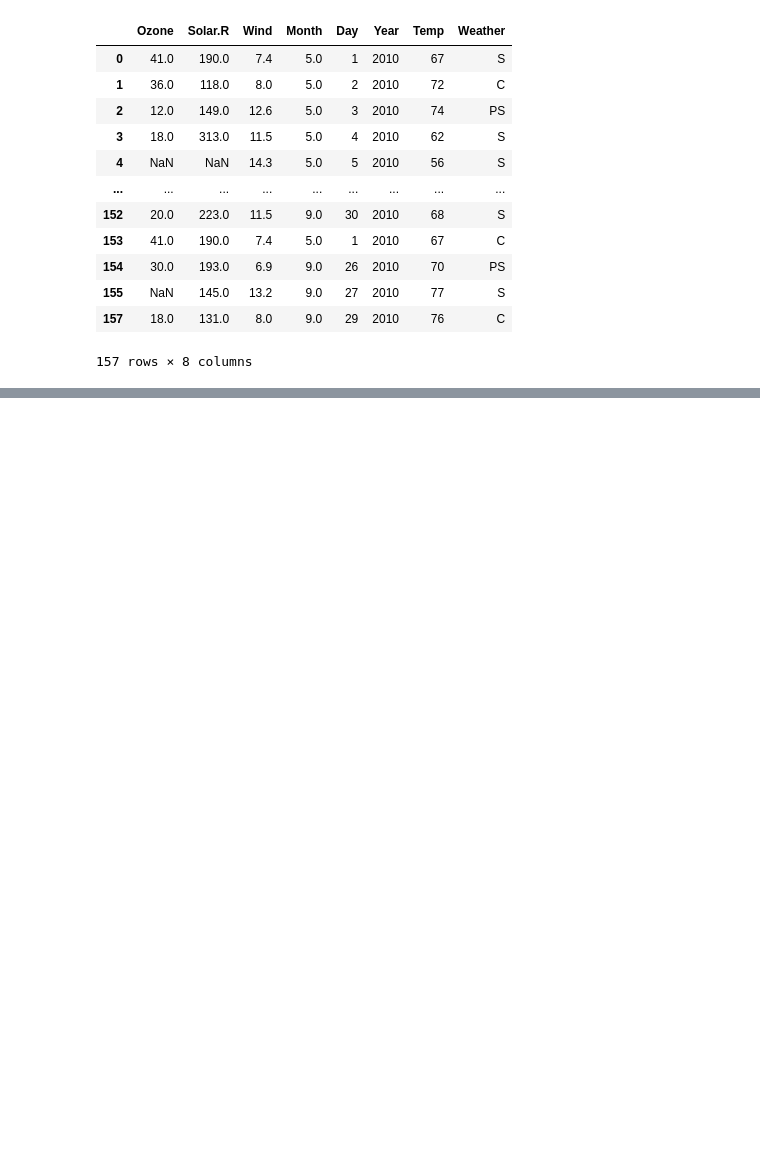
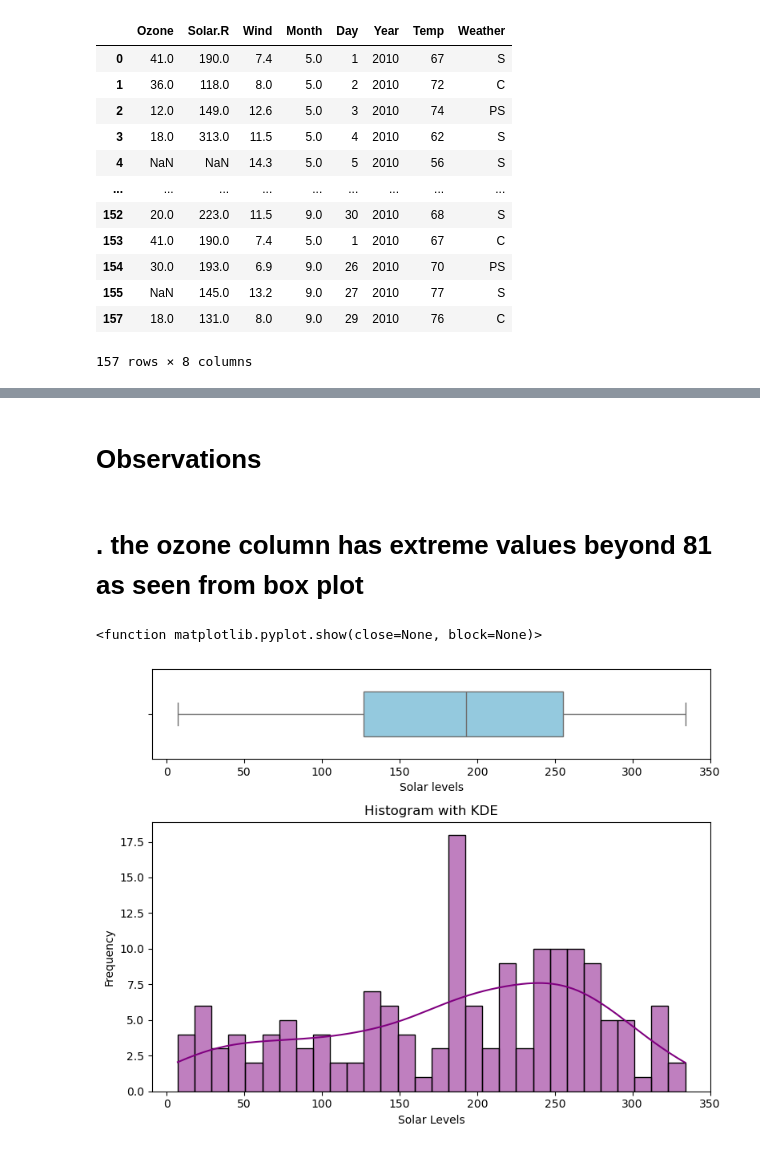
Before and after one commit to cheanreddyruchithareddy/aiml-tasks, a Jupyter notebook: EDA1_Practice.ipynb, the cells around one changed output, grey strips where cells are left out. Saved outputs shown, nothing was run; the diff lists cells and outputs as text; code cells hidden in the pictures; blank space fills up the shorter version.

```diff
--- a/EDA1_Practice.ipynb
+++ b/EDA1_Practice.ipynb
@@ -133,0 +302,4 @@ data1
+# %% [markdown]
+# Observations
+# %% [markdown]
+# . the ozone column has extreme values beyond 81 as seen from box plot
@@ -133,0 +308,22 @@ data1
+# %%
+#crea, orientte a figure with two subplots ,stacked vertically
+fig,axes=plt.subplots(2,1,figsize=(8, 6),gridspec_kw={'height_ratios':[1, 3]})
+
+#plot the boxplot in the first (top) subplot
+sns.boxplot(data=data1["Solar"], ax=axes[0], color='skyblue', width=0.5, orient='h')
+axes[0].set_xlabel("Solar levels")
+
+#plot the histogram with kde curve in the second (bottom) subplot
+sns.histplot(data1["Solar"], kde=True, ax=axes[1], color='purple', bins=30)
+axes[1].set_title("Histogram with KDE")
+axes[1].set_xlabel("Solar Levels")
+axes[1].set_ylabel("Frequency")
+
+# adjest layout for better spacing
+plt.tight_layout()
+
+#show the plot
+plt.show
+# %% [output]
+<function matplotlib.pyplot.show(close=None, block=None)>
+[figure, added]
```
Also changed, not shown: parts of 34 cells of this notebook.
